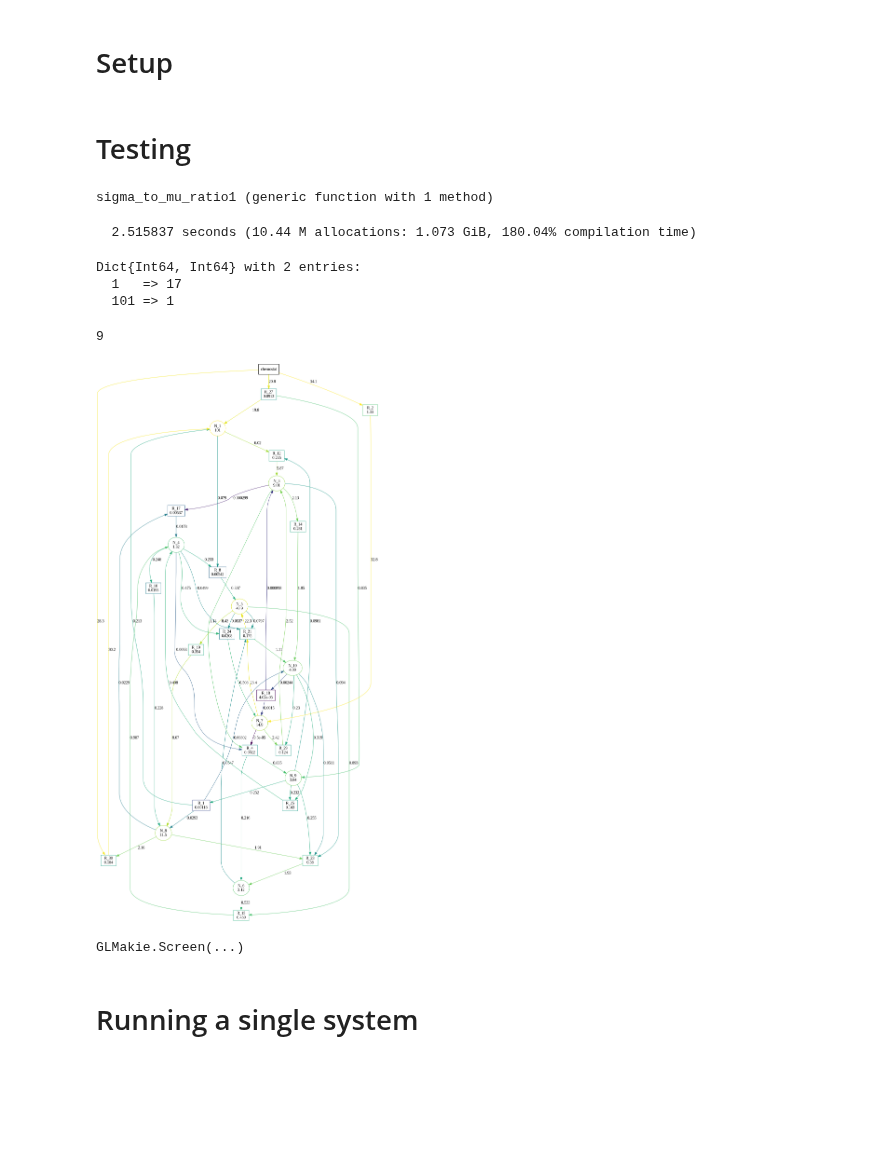
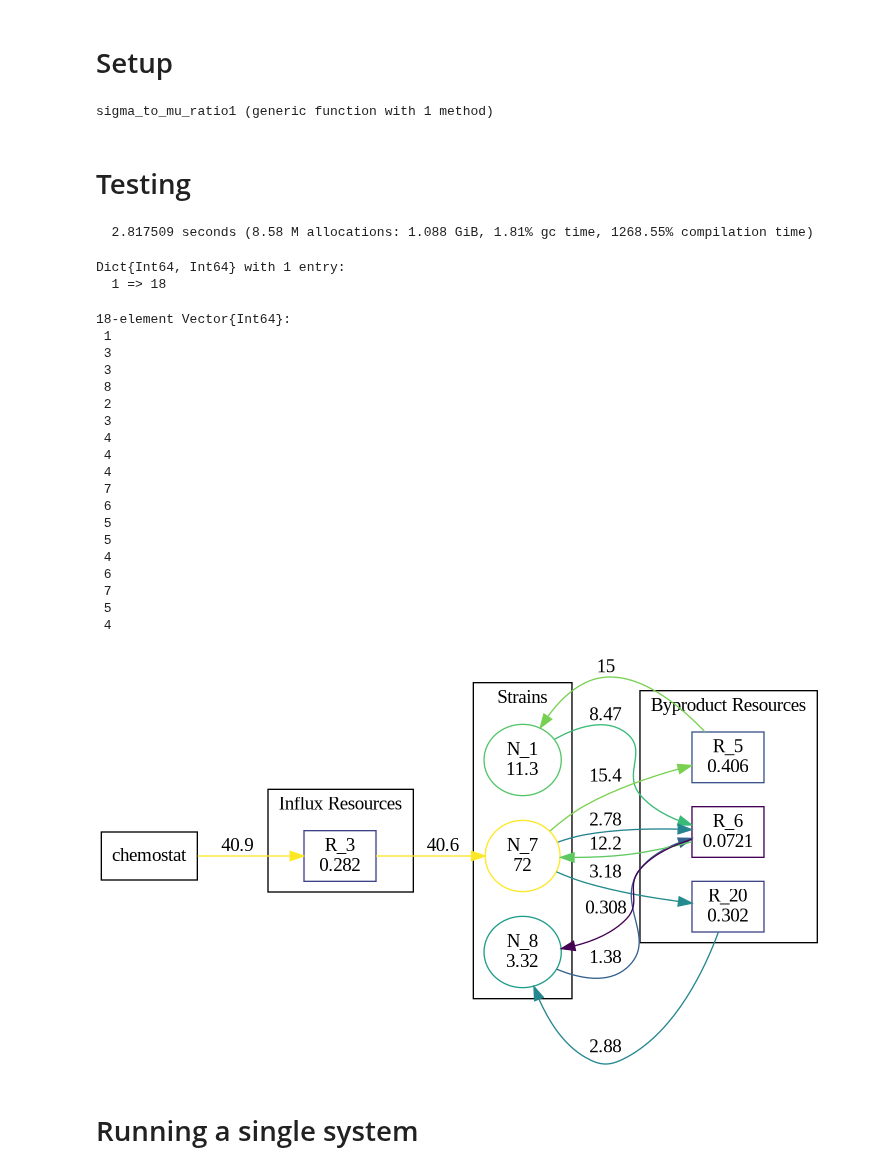
Before and after one commit to kockahonza/SSMC, a Jupyter notebook: notebooks/random_systems.ipynb, the cells around one changed output. Drawn from its saved outputs; the diff is of its cells as text; code cells hidden in the pictures; blank space fills up the shorter version.

```diff
--- a/notebooks/random_systems.ipynb
+++ b/notebooks/random_systems.ipynb
@@ -22,17 +23,17 @@ CairoMakie.activate!()
 # Setup
 # %%
 # can add a copy of example_do_rg_run if we need more flexibility
-# %% [markdown]
-# Testing
 # %%
 function sigma_to_mu_ratio1()
     (2 / 3) / 2.355
 end
 # %% [output]
 sigma_to_mu_ratio1 (generic function with 1 method)
+# %% [markdown]
+# Testing
 # %%
 Ns = 10
-Nr = 30
+Nr = 20
 
 total_influx = 10. * Ns
 sparsity_influx = 0.1
@@ -49,7 +50,9 @@ rsg = RSGJans1(Ns, Nr;
     l=0.5 .* (1., sigma_to_mu_ratio1()),
 
     sparsity_resources=0.1,
-    num_byproducts=2,
+    sparsity_byproducts=0.1,
+    # num_used_resources=4,
+    # num_byproducts=4,
 
     Ds=1e-8, Dr=1.,
 )
@@ -58,31 +61,54 @@ rsg = RSGJans1(Ns, Nr;
     extinctthr=1e-12,
     return_int=c->abs(c)!=101,
     return_int_sss=true,
-    maxresidthr=1e-12,
-    abstol=1e-15, reltol=1e-15,
-    timelimit=10.
+    maxresidthr=1e-9,
+    ode_solver=TRBDF2(),
+    tol=1e-12,
+    timelimit=10,
+    isoutofdomain=(u,_,_)->minimum(u) < -eps()
 )
 countmap(rslts)
 # %% [output]
-  2.515837 seconds (10.44 M allocations: 1.073 GiB, 180.04% compilation time)
+  2.817509 seconds (8.58 M allocations: 1.088 GiB, 1.81% gc time, 1268.55% compilation time)
-Dict{Int64, Int64} with 2 entries:
-  1   => 17
-  101 => 1
+Dict{Int64, Int64} with 1 entry:
+  1 => 18
 # %%
-count(params_sss[1][1:Ns] .> 1e-10)
+[count(ss[1:Ns] .> 1e-10) for ss in params_sss]
 # %% [output]
-9
+18-element Vector{Int64}:
+ 1
+ 3
+ 3
+ 8
+ 2
+ 3
+ 4
+ 4
+ 4
+ 7
+ 6
+ 5
+ 5
+ 4
+ 6
+ 7
+ 5
+ 4
 # %%
-g = diagram_sfss_v3(collect(zip(params, params_sss))[1]...;
-    strain_threshold=1e-5,
-    # edge_threshold=1e-12
+i = 2
+ps = params[i]
+ss = params_sss[i]
+# ss .= max.(ss, 0.)
+# ss .= 1
+g = diagram_sfss_v3(ps, ss;
+    strain_threshold=1e-10,
+    # strain_threshold=-Inf,
+    edge_threshold=1e-20,
+    # colorscale=identity,
+    cluster=true,
 )
 # %% [output]
-[figure, old version]
+[figure, new version]
-# %%
-display(GLMakie.Screen(), f)
-# %% [output]
-GLMakie.Screen(...)
 # %% [markdown]
 # Running a single system
 # %%
```
Also changed, not shown: parts of 9 cells of this notebook, 10 other files.
